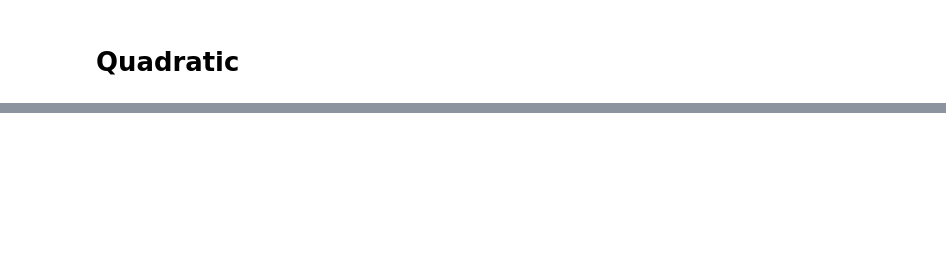
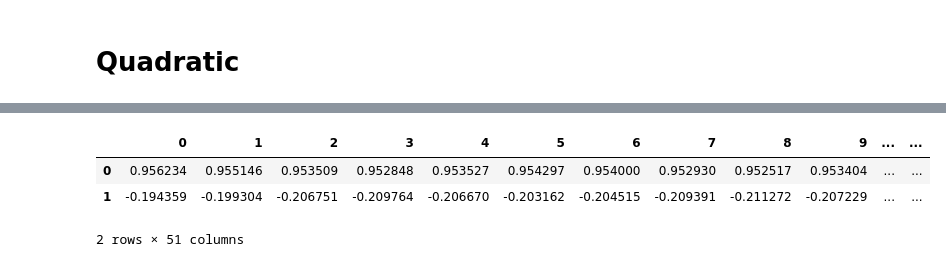
Before and after one commit to Leoopessoa/Edge-Coupler, a Jupyter notebook: Simulation/Components Assembly.ipynb, the cells around one changed output, grey strips where cells are left out. Cells and saved outputs as stored; diff of their text form; code cells hidden in the pictures; blank space fills up the shorter version.

```diff
--- a/Simulation/Components Assembly.ipynb
+++ b/Simulation/Components Assembly.ipynb
@@ -872,12 +722,17 @@ plt.savefig('../Documentation/Figures/LossTE_Quadratic')
 # %%
-with open('SavedData/Loss_TE_Qua.txt', 'wb') as file:
+with open('SavedData/Loss_Qua.txt', 'wb') as file:
     plk.dump([T, Tlog],file)
 file.close()
 # %%
-with open('SavedData/Loss_TE_Qua.txt', 'rb') as file:
-    Loss_TE_Qua = plk.load(file)
+with open('SavedData/Loss_Qua.txt', 'rb') as file:
+    Loss_Qua = plk.load(file)
 file.close()
 
 #print(data)
-dataFrame = pd.DataFrame(Loss_TE_Qua) # Read the .txt file
+dataFrame = pd.DataFrame(Loss_Qua) # Read the .txt file
 dataFrame
+# %% [output]
+|  | 0 | 1 | 2 | 3 | 4 | 5 | 6 | 7 | 8 | 9 | ... | ... |
+| 0 | 0.956234 | 0.955146 | 0.953509 | 0.952848 | 0.953527 | 0.954297 | 0.954000 | 0.952930 | 0.952517 | 0.953404 | ... | ... |
+| 1 | -0.194359 | -0.199304 | -0.206751 | -0.209764 | -0.206670 | -0.203162 | -0.204515 | -0.209391 | -0.211272 | -0.207229 | ... | ... |
+2 rows × 51 columns
```
Also changed, not shown: parts of 25 cells of this notebook, 22 other files.
